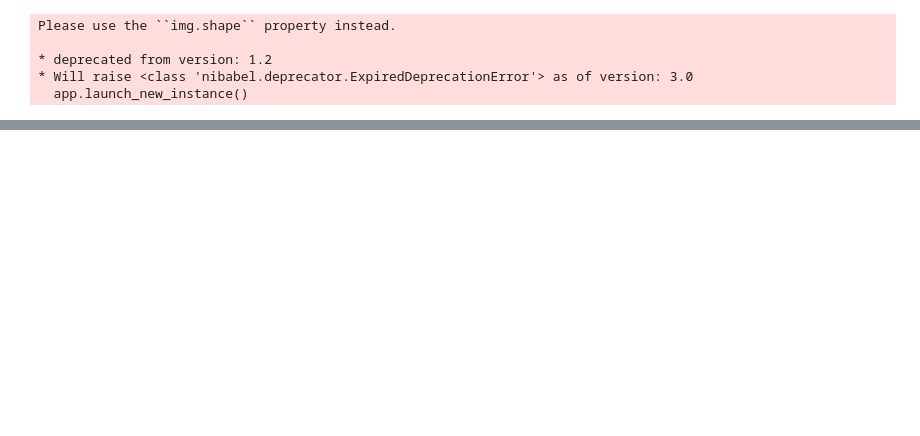
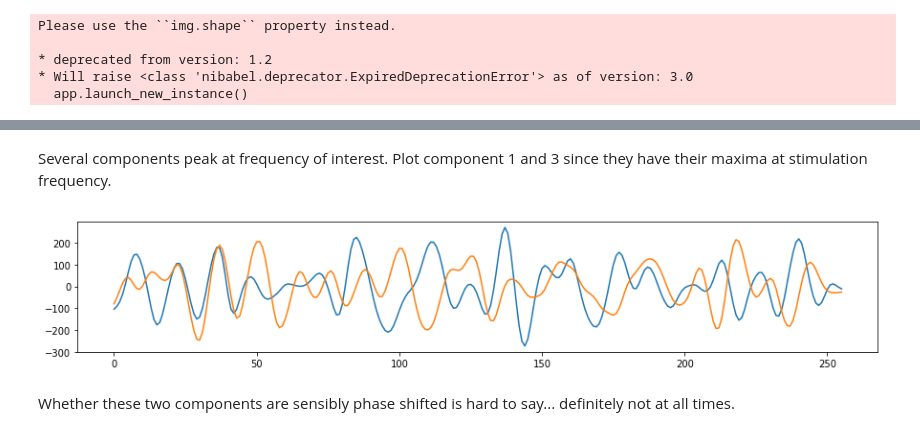
Before and after one commit to oliver-contier/somato_align, a Jupyter notebook: srm/plot_srm_results.ipynb, the cells around one changed output, grey strips where cells are left out. Drawn from its saved outputs; the diff is of its cells as text; code cells hidden in the pictures; blank space fills up the shorter version.

```diff
--- a/srm/plot_srm_results.ipynb
+++ b/srm/plot_srm_results.ipynb
@@ -298,0 +334,11 @@ Please use the ``img.shape`` property instead.
+# %% [markdown]
+Several components peak at frequency of interest. Plot component 1 and 3 since they have their maxima at stimulation frequency.
+# %%
+plt.figure(figsize=(15,2.5))
+for comp_idx in [0,2]:
+    sns.lineplot(y=frsrm.r_[comp_idx], x=range(len(frsrm.r_[comp_idx])))
+#plt.title('time course of first shared response')
+# %% [output]
+[figure, added]
+# %% [markdown]
+Whether these two components are sensibly phase shifted is hard to say... definitely not at all times.
```
Also changed, not shown: parts of 11 cells of this notebook, 1 other file.
